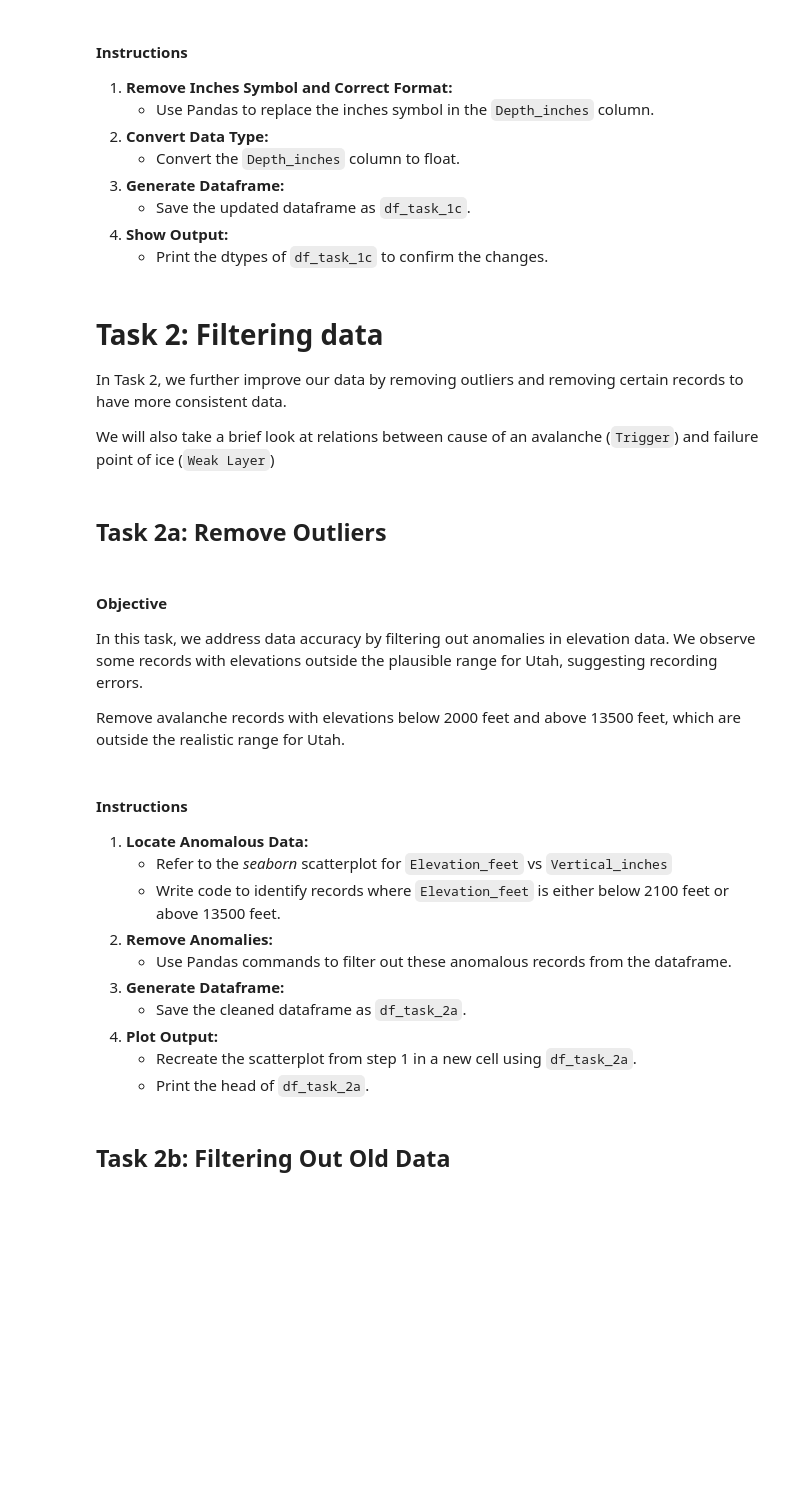
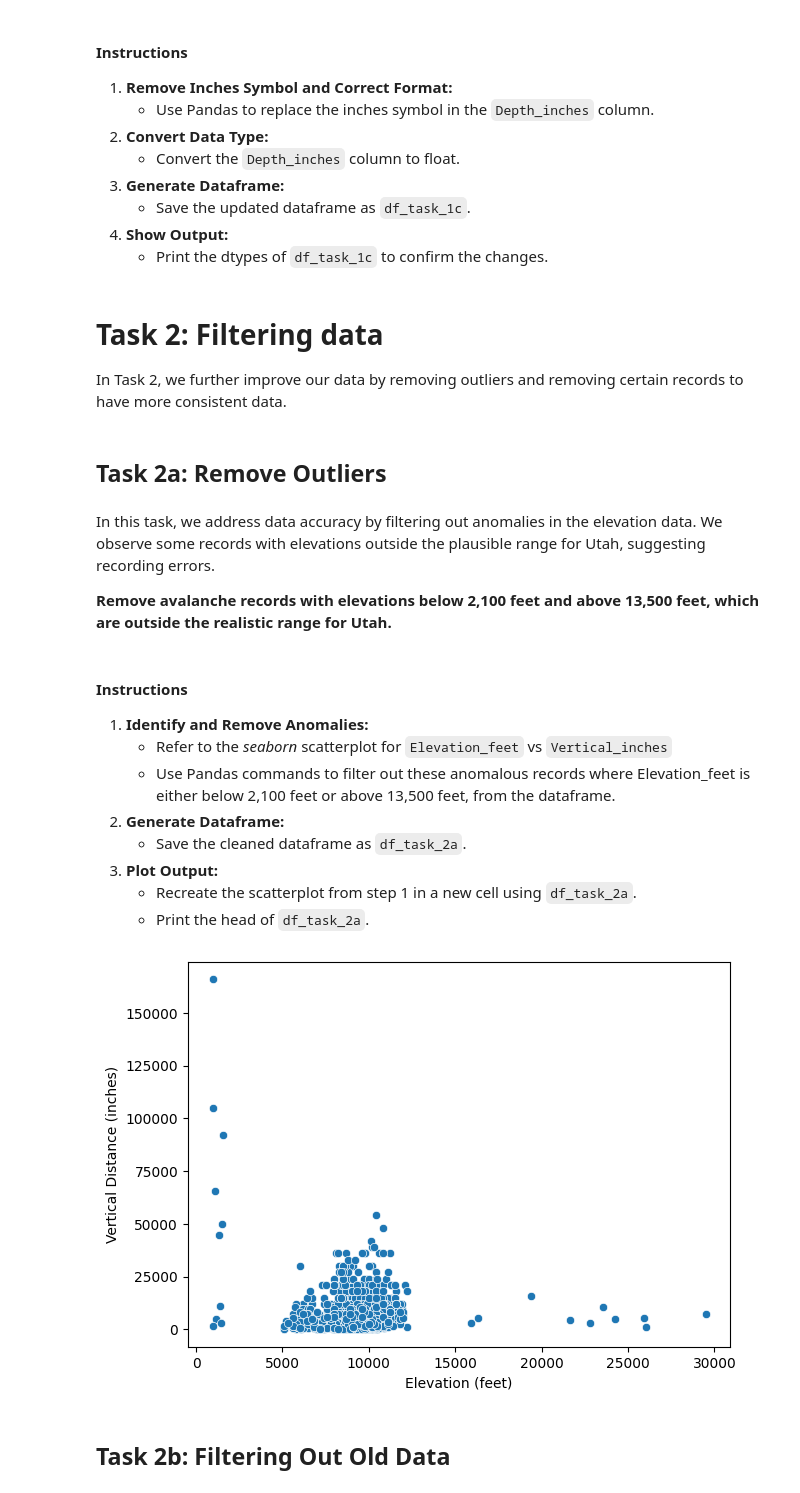
Before and after one commit to visdesignlab/persist_examples, a Jupyter notebook: Study Data I - Avalanches in Utah/PANDAS_avalanche_tasks.ipynb, the cells around one changed output. Cells and saved outputs as stored; diff of their text form; code cells hidden in the pictures; blank space fills up the shorter version.

Commit message:
updated avalanche pandas notebook to match persist

```diff
--- a/Study Data I - Avalanches in Utah/PANDAS_avalanche_tasks.ipynb
+++ b/Study Data I - Avalanches in Utah/PANDAS_avalanche_tasks.ipynb
@@ -131,38 +113,25 @@ df_task_1b.dtypes
 # Task 2: Filtering data
 
 In Task 2, we further improve our data by removing outliers and removing certain records to have more consistent data.
-
-We will also take a brief look at relations between cause of an avalanche (`Trigger`) and failure point of ice (`Weak Layer`)
 # %% [markdown]
 ## **Task 2a: Remove Outliers**
 # %% [markdown]
-#### **Objective**
-In this task, we address data accuracy by filtering out anomalies in elevation data. We observe some records with elevations outside the plausible range for Utah, suggesting recording errors.
+In this task, we address data accuracy by filtering out anomalies in the elevation data. We observe some records with elevations outside the plausible range for Utah, suggesting recording errors.
 
-Remove avalanche records with elevations below 2000 feet and above 13500 feet, which are outside the realistic range for Utah.
+**Remove avalanche records with elevations below 2,100 feet and above 13,500 feet, which are outside the realistic range for Utah.**
 # %% [markdown]
 #### **Instructions**
-1. **Locate Anomalous Data:**
+1. **Identify and Remove Anomalies:**
     - Refer to the _seaborn_ scatterplot for `Elevation_feet` vs `Vertical_inches`
-    - Write code to identify records where `Elevation_feet` is either below 2100 feet or above 13500 feet.
-3. **Remove Anomalies:**
-    - Use Pandas commands to filter out these anomalous records from the dataframe.
-4. **Generate Dataframe:**
+    - Use Pandas commands to filter out these anomalous records where Elevation_feet is either below 2,100 feet or above 13,500 feet, from the dataframe.
+2. **Generate Dataframe:**
     - Save the cleaned dataframe as `df_task_2a`.
-5. **Plot Output:**
+3. **Plot Output:**
     - Recreate the scatterplot from step 1 in a new cell using `df_task_2a`.
     - Print the head of `df_task_2a`.
 # %%
-df_task_2a = df_task_1c
-
-plt.figure(figsize=(7, 5))
-sns.scatterplot(data=df_task_2a, x='Elevation_feet', y='Vertical_inches')
-
-plt.xlabel('Elevation (feet)')
-plt.ylabel('Vertical Distance (inches)')
-
-# Display the plot
-plt.show()
+# %% [output]
+[figure, added]
 # %% [markdown]
 ## **Task 2b: Filtering Out Old Data**
 # %% [markdown]
```
Also changed, not shown: parts of 16 cells of this notebook, 1 other file.
